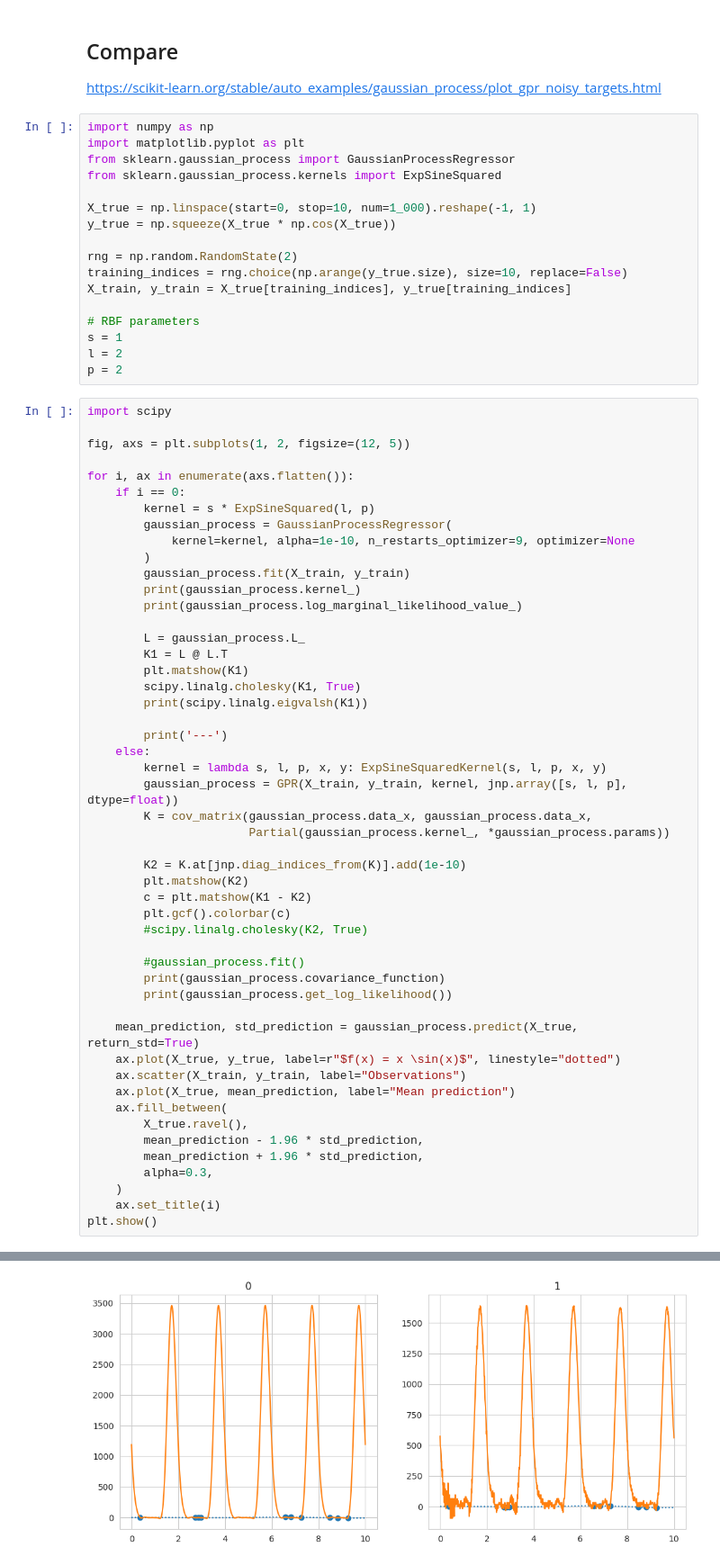
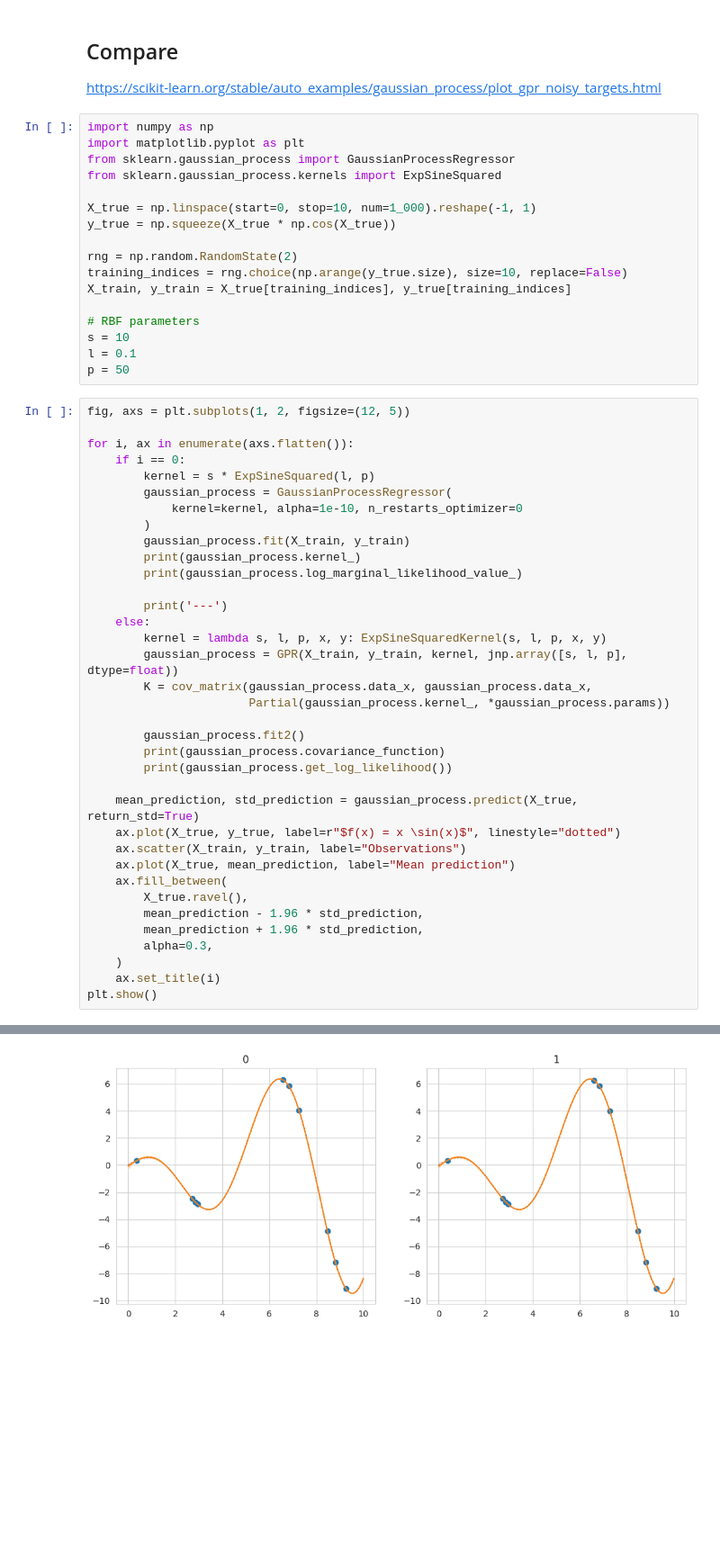
Before and after one commit to ItsNiklas/sparse-gaussian-processes, a Jupyter notebook: GP.ipynb, the cells around one changed output, grey strips where cells are left out. Shown at 90% size. Drawn from its saved outputs; the diff is of its cells as text; blank space fills up the shorter version.

```diff
--- a/GP.ipynb
+++ b/GP.ipynb
@@ -212,29 +226,21 @@ training_indices = rng.choice(np.arange(y_true.size), size=10, replace=False)
 X_train, y_train = X_true[training_indices], y_true[training_indices]
 
 # RBF parameters
-s = 1
-l = 2
-p = 2
+s = 10
+l = 0.1
+p = 50
 # %%
-import scipy
-
 fig, axs = plt.subplots(1, 2, figsize=(12, 5))
 
 for i, ax in enumerate(axs.flatten()):
     if i == 0:
         kernel = s * ExpSineSquared(l, p)
         gaussian_process = GaussianProcessRegressor(
-            kernel=kernel, alpha=1e-10, n_restarts_optimizer=9, optimizer=None
+            kernel=kernel, alpha=1e-10, n_restarts_optimizer=0
         )
         gaussian_process.fit(X_train, y_train)
         print(gaussian_process.kernel_)
         print(gaussian_process.log_marginal_likelihood_value_)
-
-        L = gaussian_process.L_
-        K1 = L @ L.T
-        plt.matshow(K1)
-        scipy.linalg.cholesky(K1, True)
-        print(scipy.linalg.eigvalsh(K1))
 
         print('---')
     else:
@@ -243,13 +249,7 @@ for i, ax in enumerate(axs.flatten()):
         K = cov_matrix(gaussian_process.data_x, gaussian_process.data_x,
                        Partial(gaussian_process.kernel_, *gaussian_process.params))
 
-        K2 = K.at[jnp.diag_indices_from(K)].add(1e-10)
-        plt.matshow(K2)
-        c = plt.matshow(K1 - K2)
-        plt.gcf().colorbar(c)
-        #scipy.linalg.cholesky(K2, True)
-
-        #gaussian_process.fit()
+        gaussian_process.fit2()
         print(gaussian_process.covariance_function)
         print(gaussian_process.get_log_likelihood())
 
@@ -280 +275 @@ nan
-[figure, old version]
+[figure, new version]
```
Also changed, not shown: parts of 2 cells of this notebook.
